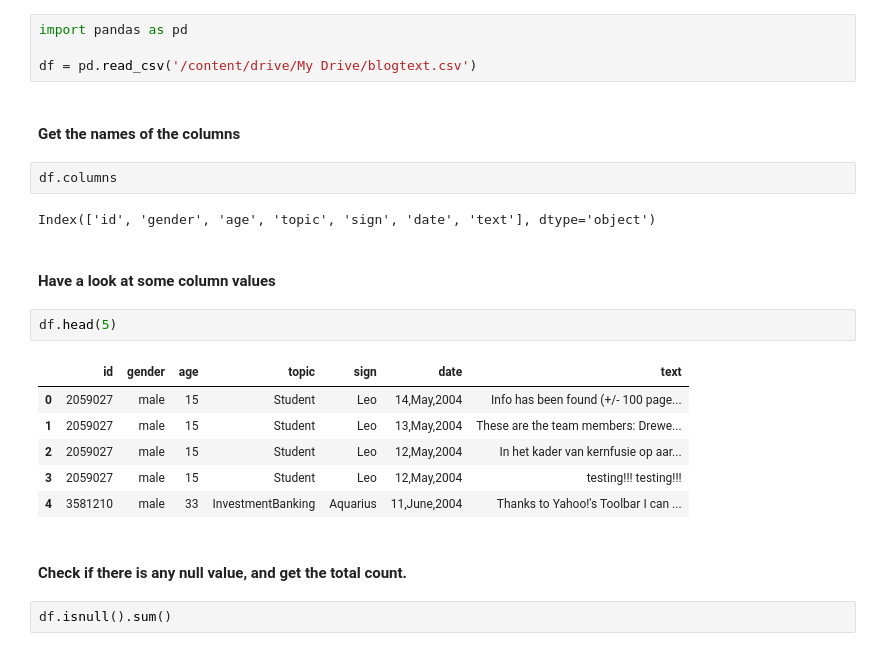
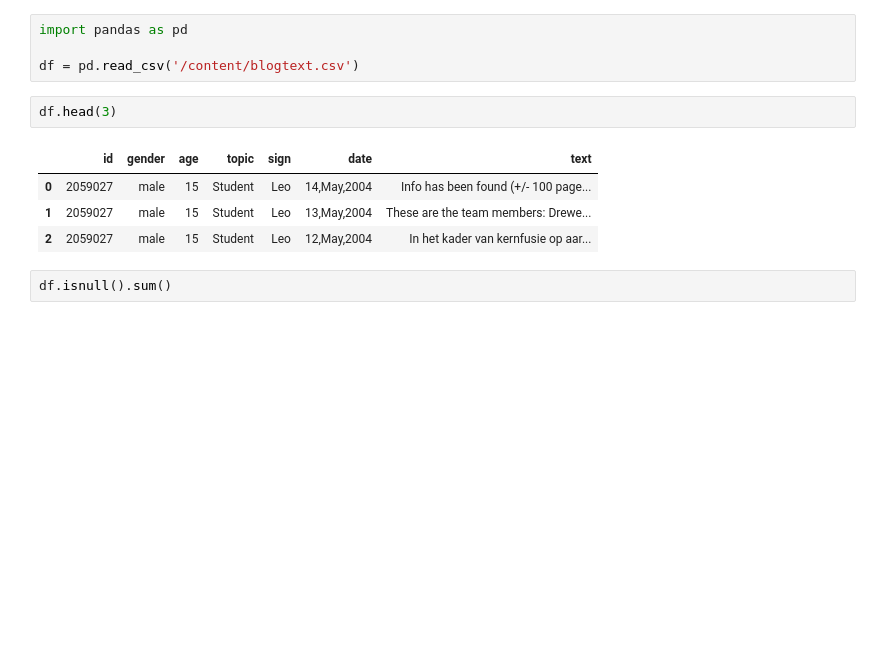
Before and after one commit to siiddd/PythonSnippets, a Jupyter notebook: Solution_-_Project_-_Statistical_NLP_-_Author_Features_Prediction_%281%29.ipynb, the cells around one changed output. Saved outputs shown, nothing was run; the diff lists cells and outputs as text; blank space fills up the shorter version.

```diff
--- a/Solution_-_Project_-_Statistical_NLP_-_Author_Features_Prediction_%281%29.ipynb
+++ b/Solution_-_Project_-_Statistical_NLP_-_Author_Features_Prediction_%281%29.ipynb
@@ -33,26 +31,14 @@ Mounted at /content/drive
 # %%
 import pandas as pd
 
-df = pd.read_csv('/content/drive/My Drive/blogtext.csv')
+df = pd.read_csv('/content/blogtext.csv')
-# %% [markdown]
-#### Get the names of the columns
-# %%
-df.columns
-# %% [output]
-Index(['id', 'gender', 'age', 'topic', 'sign', 'date', 'text'], dtype='object')
-# %% [markdown]
-#### Have a look at some column values
 # %%
-df.head(5)
+df.head(3)
 # %% [output]
 |  | id | gender | age | topic | sign | date | text |
 | 0 | 2059027 | male | 15 | Student | Leo | 14,May,2004 | Info has been found (+/- 100 page... |
 | 1 | 2059027 | male | 15 | Student | Leo | 13,May,2004 | These are the team members: Drewe... |
 | 2 | 2059027 | male | 15 | Student | Leo | 12,May,2004 | In het kader van kernfusie op aar... |
-| 3 | 2059027 | male | 15 | Student | Leo | 12,May,2004 | testing!!! testing!!! |
-| 4 | 3581210 | male | 33 | InvestmentBanking | Aquarius | 11,June,2004 | Thanks to Yahoo!'s Toolbar I can ... |
-# %% [markdown]
-#### Check if there is any null value, and get the total count.
 # %%
 df.isnull().sum()
 # %% [output]
```
Also changed, not shown: parts of 45 cells of this notebook.
